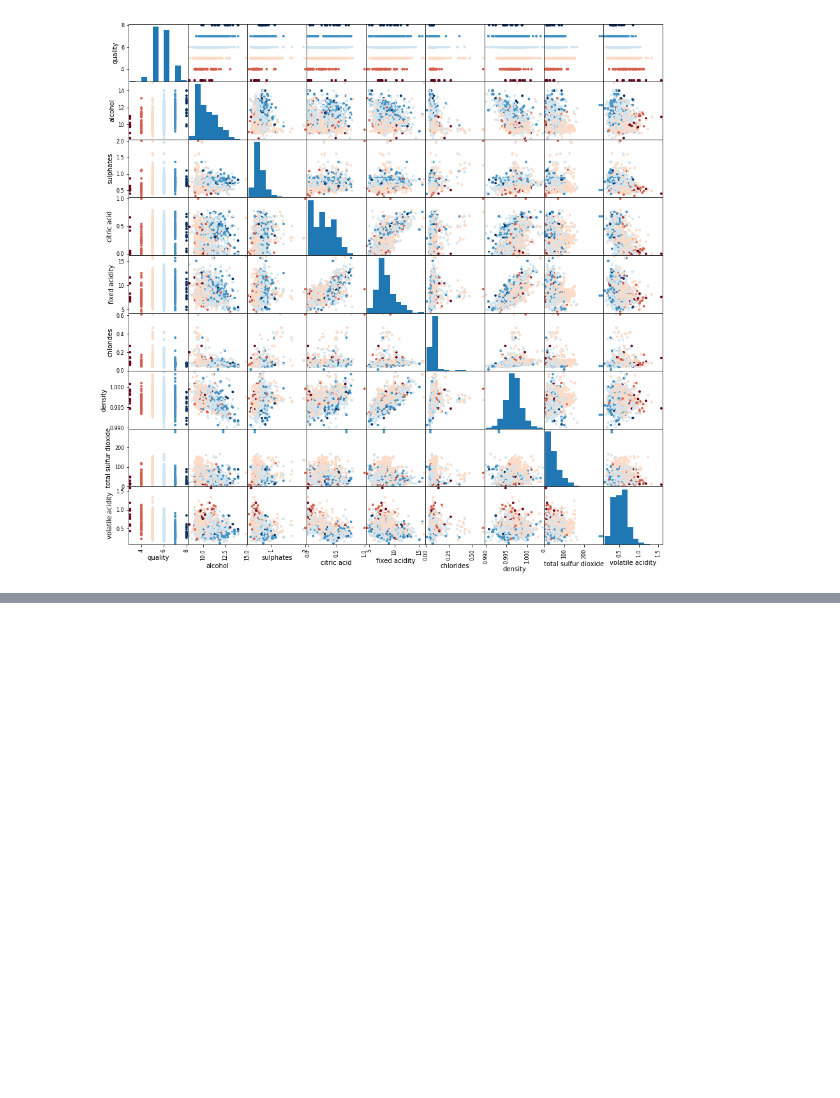
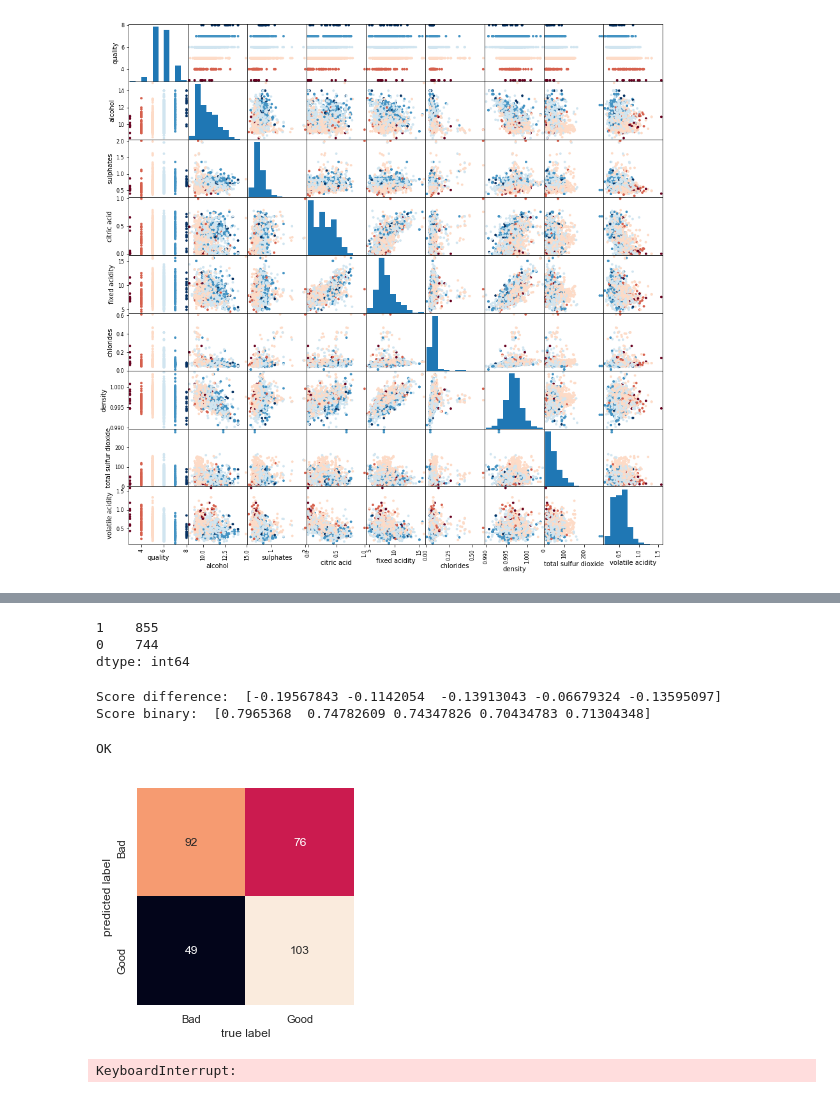
Before and after one commit to 2takker/ITMAL-gr46, a Jupyter notebook: Journal 3/Journal 3.ipynb, the cells around one changed output, grey strips where cells are left out. Drawn from its saved outputs; the diff is of its cells as text; code cells hidden in the pictures; blank space fills up the shorter version.

```diff
--- a/Journal 3/Journal 3.ipynb
+++ b/Journal 3/Journal 3.ipynb
@@ -111,0 +289,74 @@ print(score)
+# %%
+# Convert to binary
+bins = (2, 5.5, 8)
+group_names = ['Bad', 'Good']
+
+y_binary = pd.cut(wine_data['quality'], bins=bins, labels=group_names)
+
+label_quality = LabelEncoder()
+y_binary = pd.Series(label_quality.fit_transform(y_binary))
+y_binary.value_counts()
+# %% [output]
+1    855
+0    744
+dtype: int64
+# %%
+# Split binary dataset
+X_train, X_test, y_train, y_test = train_test_split(X, y_binary,
+                                                    test_size=0.2,
+                                                    random_state=46,
+                                                    shuffle=True)
+
+X_train, X_validate, y_train, y_validate = train_test_split(X_train,
+                                                            y_train,
+                                                            test_size=0.1,
+                                                            random_state=46,
+                                                            shuffle=True)
+# %%
+model_mlp = MLPClassifier(random_state=46, max_iter=15000)
+score_binary = cross_val_score(model_mlp, X_train_pca, y_train, scoring="accuracy", cv=5)
+
+print('Score difference: ', score-score_binary)
+print('Score binary: ', score_binary)
+# %% [output]
+Score difference:  [-0.19567843 -0.1142054  -0.13913043 -0.06679324 -0.13595097]
+Score binary:  [0.7965368  0.74782609 0.74347826 0.70434783 0.71304348]
+# %%
+# Fit, Predict!
+model_mlp.fit(X_train, y_train)
+y_mlp_pred = model_mlp.predict(X_test)
+print('OK')
+# %% [output]
+OK
+# %%
+# Calculate confusion matrix and plot results in a heatmap
+mat = confusion_matrix(y_test, y_mlp_pred)
+sns.heatmap(mat.T, square=True, annot=True, fmt='d', cbar=False,
+            xticklabels=['Bad', 'Good'],
+            yticklabels=['Bad', 'Good'])
+plt.xlabel('true label')
+plt.ylabel('predicted label');
+# %% [output]
+[figure, added]
+# %%
+# Grid search
+model_mlp = MLPClassifier(random_state=46, max_iter=15000, shuffle=True)
+
+tuning_parameters = {
+    'hidden_layer_sizes': [10, 50, 100, 200, 300],
+    'activation': ['relu', 'tanh', 'logistic', 'identity'],
+    'solver': ['sgd', 'adam', 'lbfgs'],
+    'alpha': [0.0001, 0.001, 0.0005],
+    'tol':[1e-3, 2e-3, 5e-2, 1e-4],
+}
+
+CV=5
+VERBOSE=0
+
+# Run GridSearchCV for the model
+start = time()
+grid_tuned = GridSearchCV(model_mlp, tuning_parameters, cv=CV, scoring='f1_micro', verbose=VERBOSE, n_jobs=-1, iid=True)
+grid_tuned.fit(X_train, y_train)
+t = time()-start
+# %% [output]
+KeyboardInterrupt:
```
Also changed, not shown: parts of 28 cells of this notebook, 1 other file.
